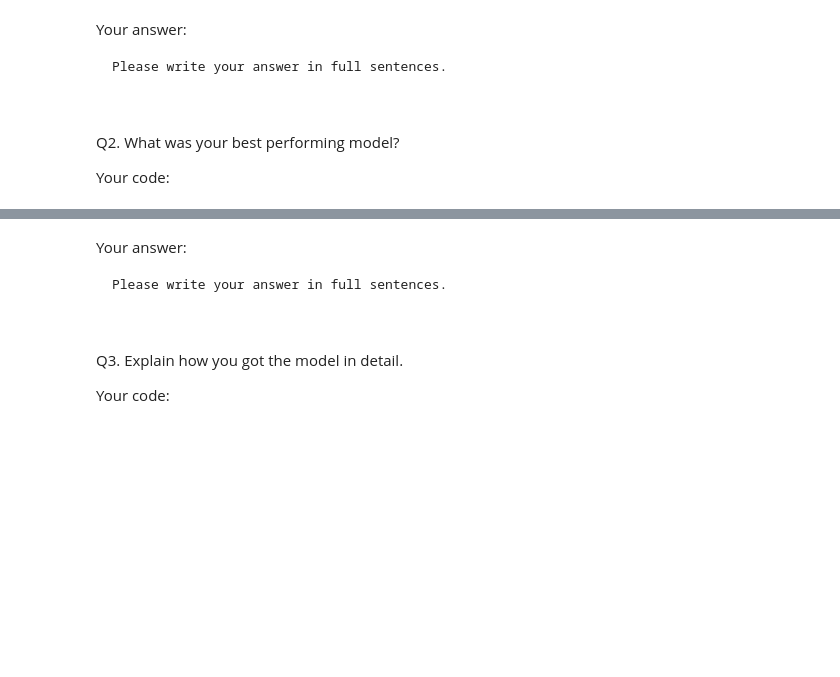
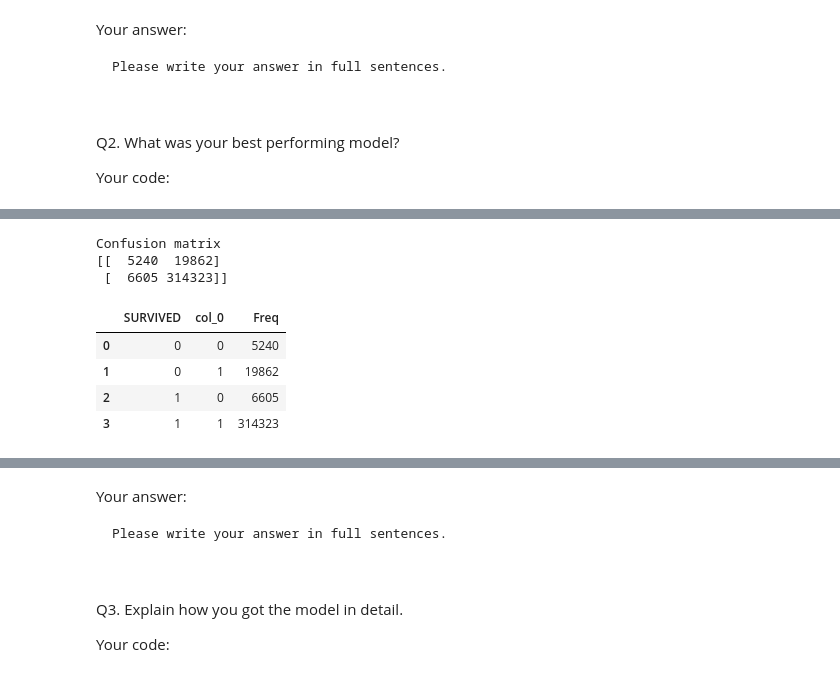
Before and after one commit to BU-MSSP-Classroom/MA679_Spring2024_03_classification-yu99t, a Jupyter notebook: Ch04_Classification_Python.ipynb, the cells around one changed output, grey strips where cells are left out. Saved outputs shown, nothing was run; the diff lists cells and outputs as text; code cells hidden in the pictures; blank space fills up the shorter version.

```diff
--- a/Ch04_Classification_Python.ipynb
+++ b/Ch04_Classification_Python.ipynb
@@ -419,0 +503,22 @@ glm_fit.converged
+# %%
+
+logistic_P = logistic_fit.predict(Test_COVID)
+
+logistic_Pred = np.where(logistic_P > 0.5, 1, 0) # Probability check
+
+cf_mat = confusion_matrix(Test_COVID['SURVIVED'], logistic_Pred)
+
+
+print('Confusion matrix')
+print(cf_mat)
+# Using crosstab
+pd.crosstab(Test_COVID['SURVIVED'], logistic_Pred).stack().reset_index(name='Freq')
+# %% [output]
+Confusion matrix
+[[  5240  19862]
+ [  6605 314323]]
+|  | SURVIVED | col_0 | Freq |
+| 0 | 0 | 0 | 5240 |
+| 1 | 0 | 1 | 19862 |
+| 2 | 1 | 0 | 6605 |
+| 3 | 1 | 1 | 314323 |
```
Also changed, not shown: parts of 50 cells of this notebook, 4 other files.
